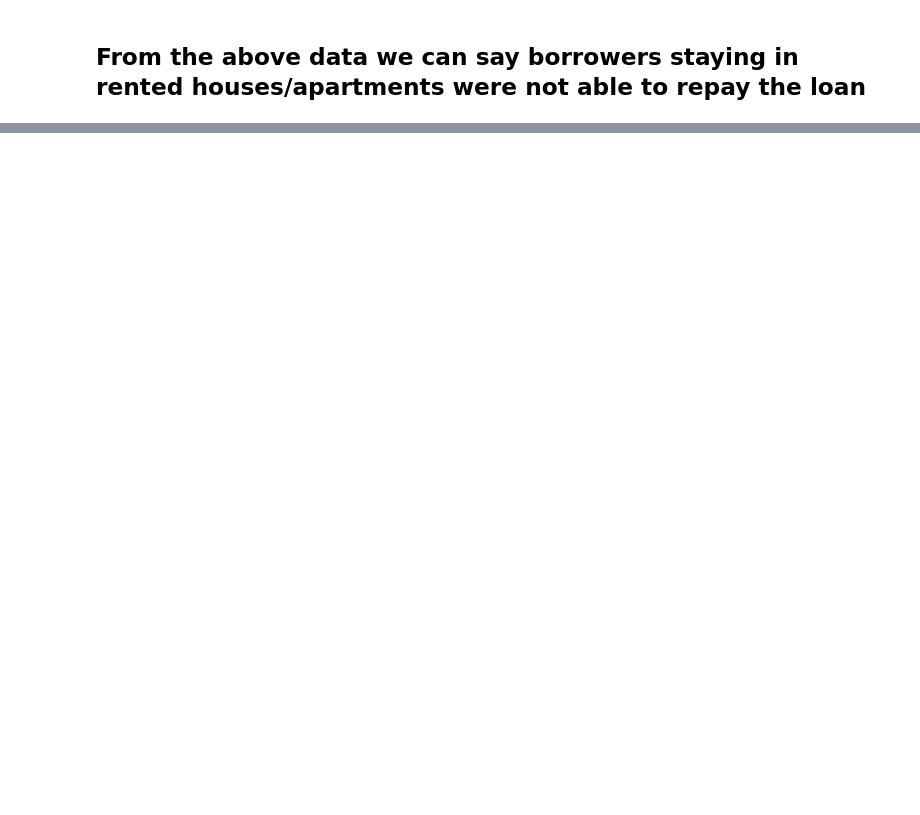
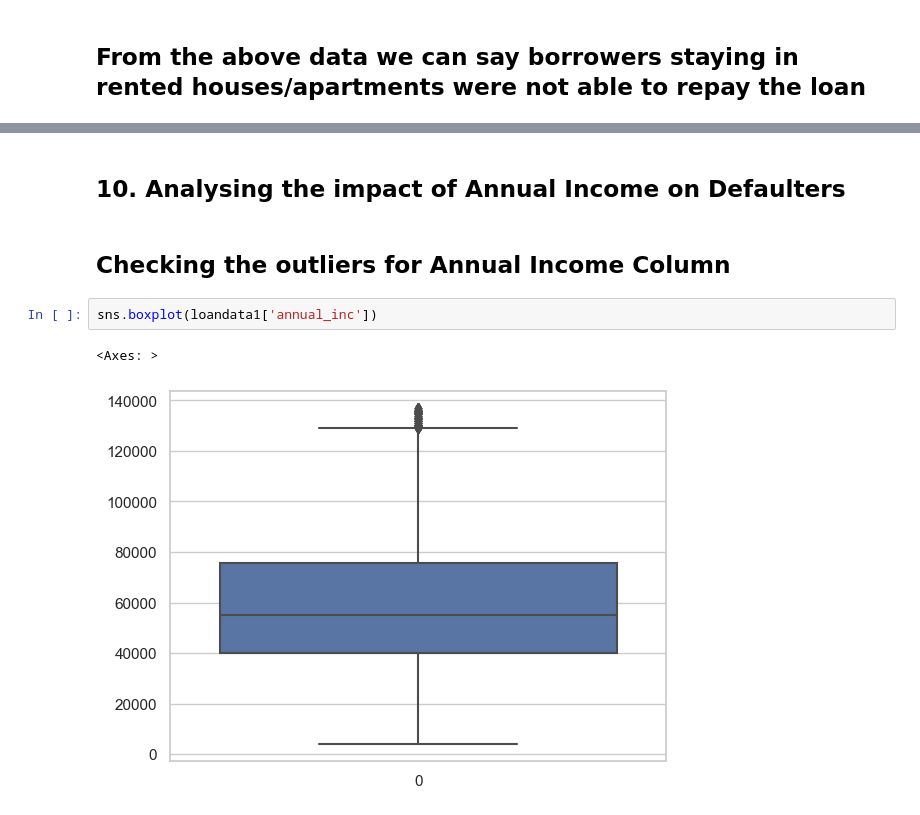
Before and after one commit to sambit-star/LendingClubCaseStudy, a Jupyter notebook: SambitMukherjee.ipynb, the cells around one changed output, grey strips where cells are left out. Drawn from its saved outputs; the diff is of its cells as text; blank space fills up the shorter version.

```diff
--- a/SambitMukherjee.ipynb
+++ b/SambitMukherjee.ipynb
@@ -538,0 +580,9 @@ plt.show()
+# %% [markdown]
+## 10. Analysing the impact of Annual Income on Defaulters
+# %% [markdown]
+## Checking the outliers for Annual Income Column
+# %%
+sns.boxplot(loandata1['annual_inc'])
+# %% [output]
+<Axes: >
+[figure, added]
```
Also changed, not shown: parts of 33 cells of this notebook, 3 other files.
